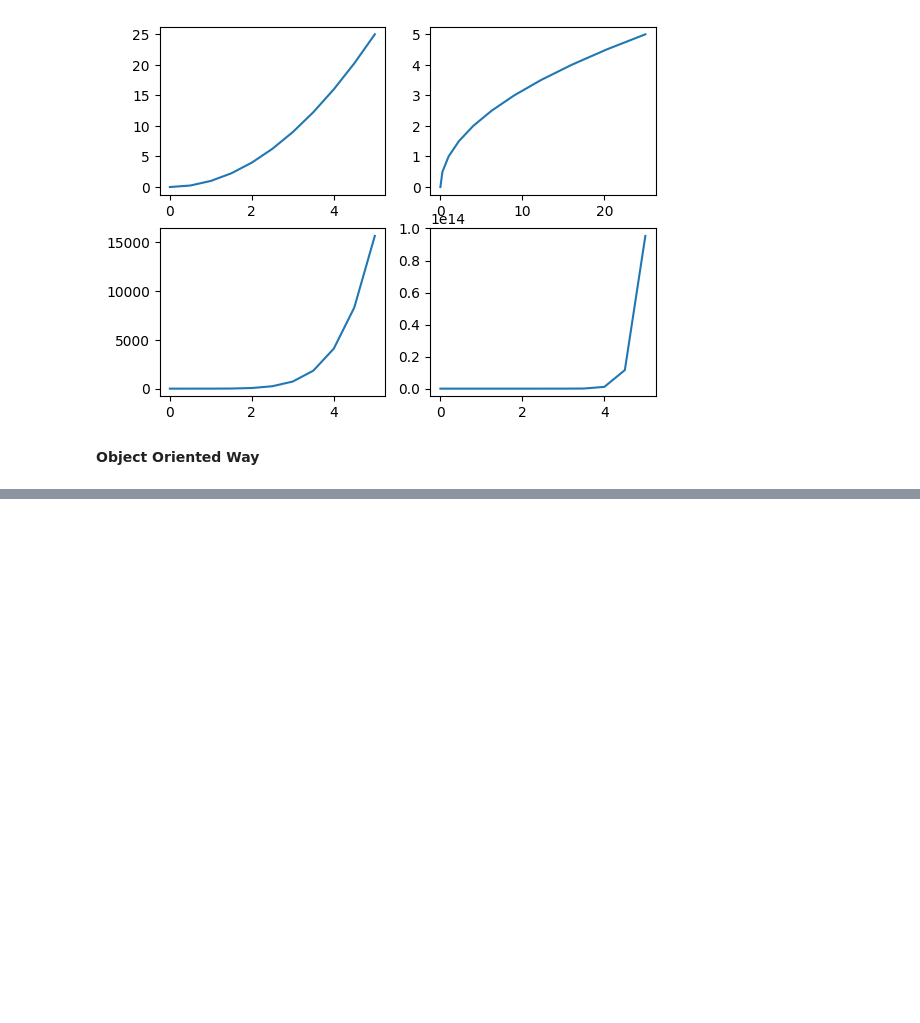
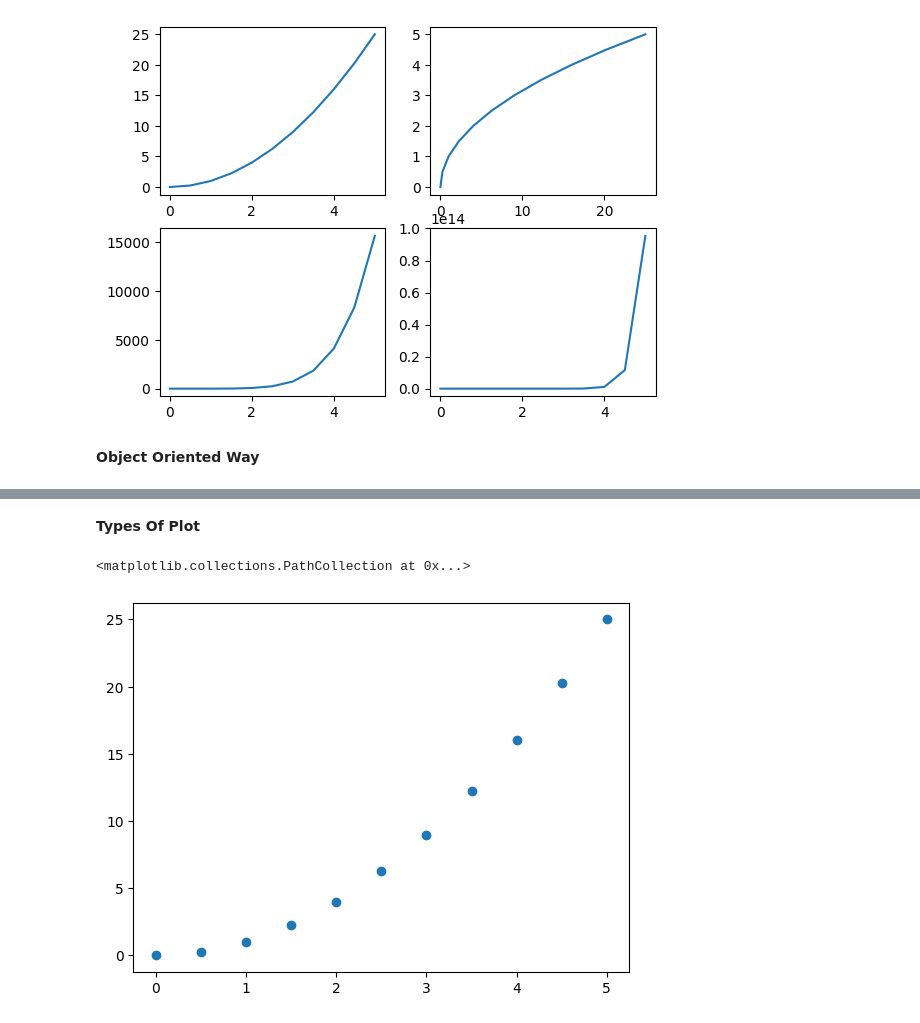
Before and after one commit to VisheshKamble/ML-Learnings, a Jupyter notebook: Matplotlib/matplotlib.ipynb, the cells around one changed output, grey strips where cells are left out. Cells and saved outputs as stored; diff of their text form; code cells hidden in the pictures; blank space fills up the shorter version.

```diff
--- a/Matplotlib/matplotlib.ipynb
+++ b/Matplotlib/matplotlib.ipynb
@@ -74,0 +75,7 @@ axis2.plot(y , x)
+# %% [markdown]
+**Types Of Plot**
+# %%
+plt.scatter(x , y)
+# %% [output]
+<matplotlib.collections.PathCollection at 0x...>
+[figure, added]
```
Also changed, not shown: parts of 3 cells of this notebook.
